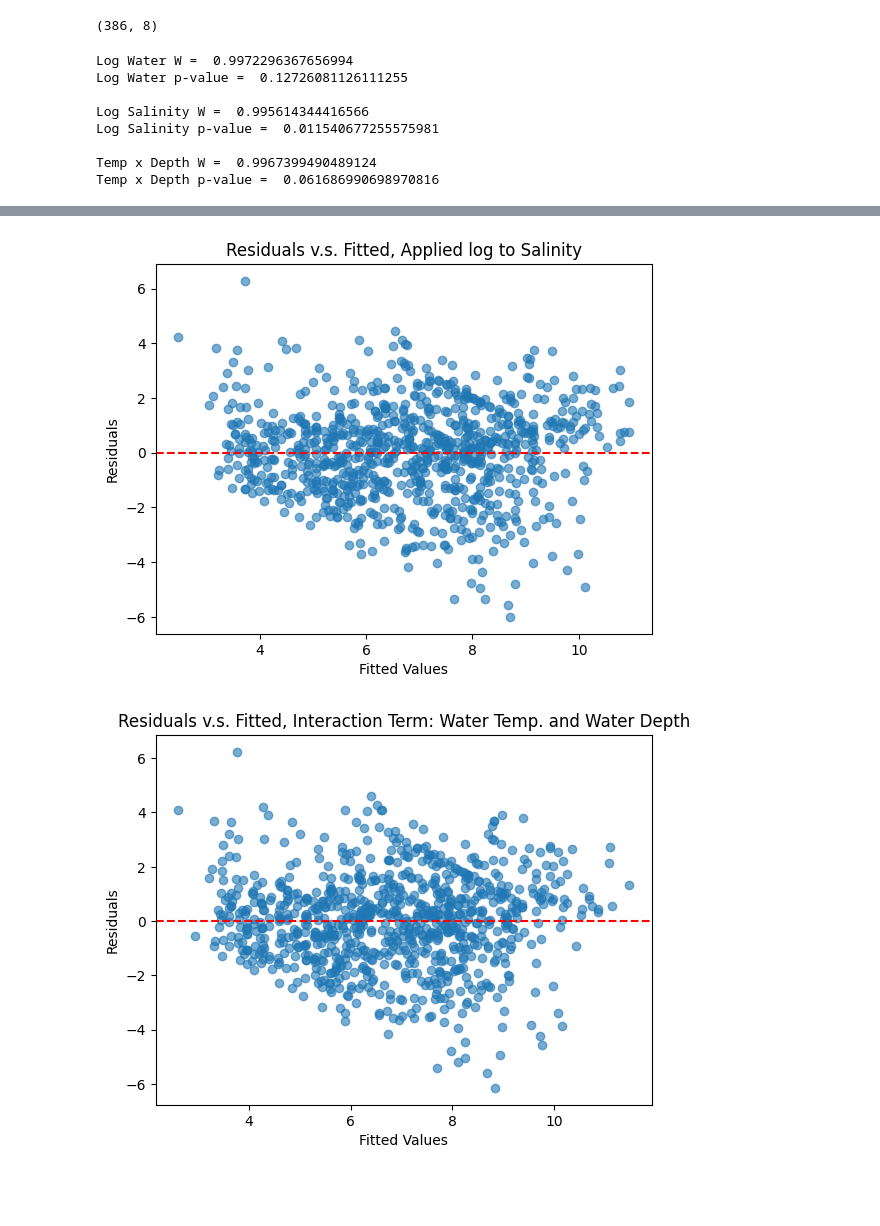
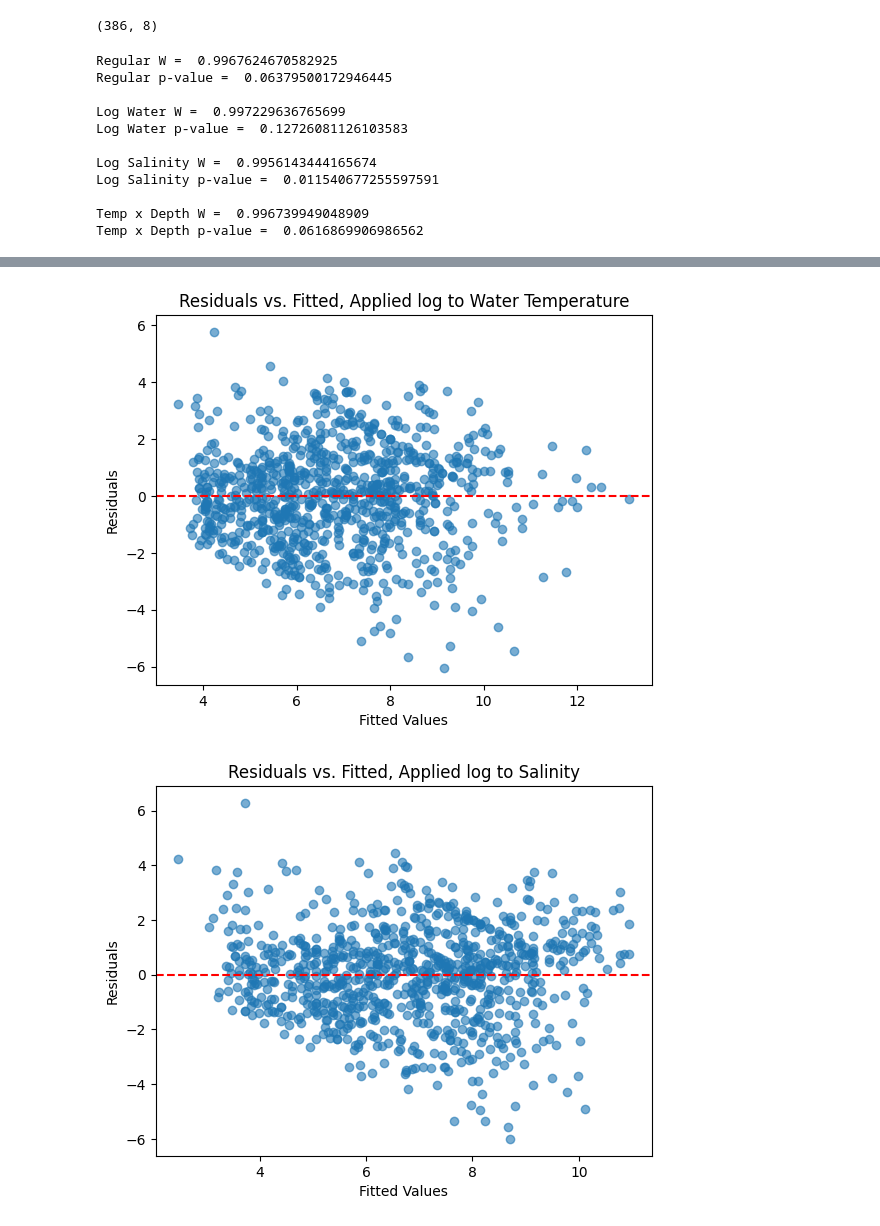
Before and after one commit to Bashguy/BigDataFinalProject, a Jupyter notebook: project.ipynb, the cells around one changed output, grey strips where cells are left out. Drawn from its saved outputs; the diff is of its cells as text; code cells hidden in the pictures; blank space fills up the shorter version.

```diff
--- a/project.ipynb
+++ b/project.ipynb
@@ -119,16 +134,23 @@ test.shape
 (900, 8)
 (386, 8)
 # %%
+regular_formula = "Dissolved_Oxygen ~ Salinity + pH + Water_Temp + Water_Depth + Secchi_Depth + Air_Temp + C(Site_Id)"
+# regular multiple linear regression, no transformations or applied functions
+
+# optimized models, to test which transformations/functions work better
 log_water_formula = "Dissolved_Oxygen ~ Salinity + pH + np.log(Water_Temp) + C(Site_Id)" # log water
 log_salinity_formula = "Dissolved_Oxygen ~ np.log(Salinity + 1) + pH + Water_Temp + C(Site_Id)" # as salinity is <1 in the dataset
-temp_depth_interaction_formula = "Dissolved_Oxygen ~ Salinity + pH + Water_Temp * Water_Depth + Site_Id" # interaction term, water depth and water temp
+temp_depth_interaction_formula = "Dissolved_Oxygen ~ Salinity + pH + Water_Temp * Water_Depth + C(Site_Id)" # interaction term, water depth and water temp
 
-
+regular = smf.ols(formula=regular_formula, data=train).fit()
 log_water = smf.ols(formula=log_water_formula, data=train).fit()
 log_salinity = smf.ols(formula=log_salinity_formula, data=train).fit()
 temp_depth = smf.ols(formula=temp_depth_interaction_formula, data=train).fit()
 # %%
 # get residuals and fitted values
+
+regular_resid = regular.resid
+regular_fitted = regular.fittedvalues
 
 log_water_resid = log_water.resid
 log_water_fitted = log_water.fittedvalues
@@ -141,8 +163,12 @@ temp_depth_fitted = temp_depth.fittedvalues
 # %%
 # shapiro-wilk test, normality
 
+regular_W, regular_p_value = shapiro(regular_resid)
+print("Regular W = ", regular_W)
+print("Regular p-value = ", regular_p_value)
+
 log_water_W, log_water_p_value = shapiro(log_water_resid)
-print("Log Water W = ", log_water_W)
+print("\nLog Water W = ", log_water_W)
 print("Log Water p-value = ", log_water_p_value)
 
 log_salinity_W, log_salinity_p_value = shapiro(log_salinity_resid)
@@ -153,16 +179,29 @@ temp_depth_W, temp_depth_p_value = shapiro(temp_depth_resid)
 print("\nTemp x Depth W = ", temp_depth_W)
 print("Temp x Depth p-value = ", temp_depth_p_value)
 # %% [output]
-Log Water W =  0.9972296367656994
-Log Water p-value =  0.12726081126111255
+Regular W =  0.9967624670582925
+Regular p-value =  0.06379500172946445
 
-Log Salinity W =  0.995614344416566
-Log Salinity p-value =  0.011540677255575981
+Log Water W =  0.997229636765699
+Log Water p-value =  0.12726081126103583
 
-Temp x Depth W =  0.9967399490489124
-Temp x Depth p-value =  0.061686990698970816
+Log Salinity W =  0.9956143444165674
+Log Salinity p-value =  0.011540677255597591
+
+Temp x Depth W =  0.996739949048909
+Temp x Depth p-value =  0.0616869906986562
 # %%
 # residual vs fitted plots
+
+plt.figure()
+plt.scatter(regular_fitted, regular_resid, alpha=0.6)
+plt.axhline(0, color="red", linestyle="--")
+
+plt.xlabel("Fitted Values")
+plt.ylabel("Residuals")
+
+plt.title("Residuals vs. Fitted, MLR")
+plt.show()
 
 plt.figure()
 plt.scatter(log_water_fitted, log_water_resid, alpha=0.6)
@@ -171,7 +210,7 @@ plt.axhline(0, color="red", linestyle="--")
 plt.xlabel("Fitted Values")
 plt.ylabel("Residuals")
 
-plt.title("Residuals v.s. Fitted, Applied log to Water Temperature")
+plt.title("Residuals vs. Fitted, Applied log to Water Temperature")
 plt.show()
 
 plt.figure()
@@ -181,7 +220,7 @@ plt.axhline(0, color="red", linestyle="--")
 plt.xlabel("Fitted Values")
 plt.ylabel("Residuals")
 
-plt.title("Residuals v.s. Fitted, Applied log to Salinity")
+plt.title("Residuals vs. Fitted, Applied log to Salinity")
 plt.show()
 
 plt.figure()
@@ -191,6 +230,6 @@ plt.axhline(0, color="red", linestyle="--")
 plt.xlabel("Fitted Values")
 plt.ylabel("Residuals")
 
-plt.title("Residuals v.s. Fitted, Interaction Term: Water Temp. and Water Depth")
+plt.title("Residuals vs. Fitted, Interaction Term: Water Temp. and Water Depth")
 plt.show()
 # %% [output]
@@ -198,2 +237,2 @@ plt.show()
-[figure, old version]
+[figure, new version]
-[figure, old version]
+[figure, new version]
```
Also changed, not shown: parts of 17 cells of this notebook.
